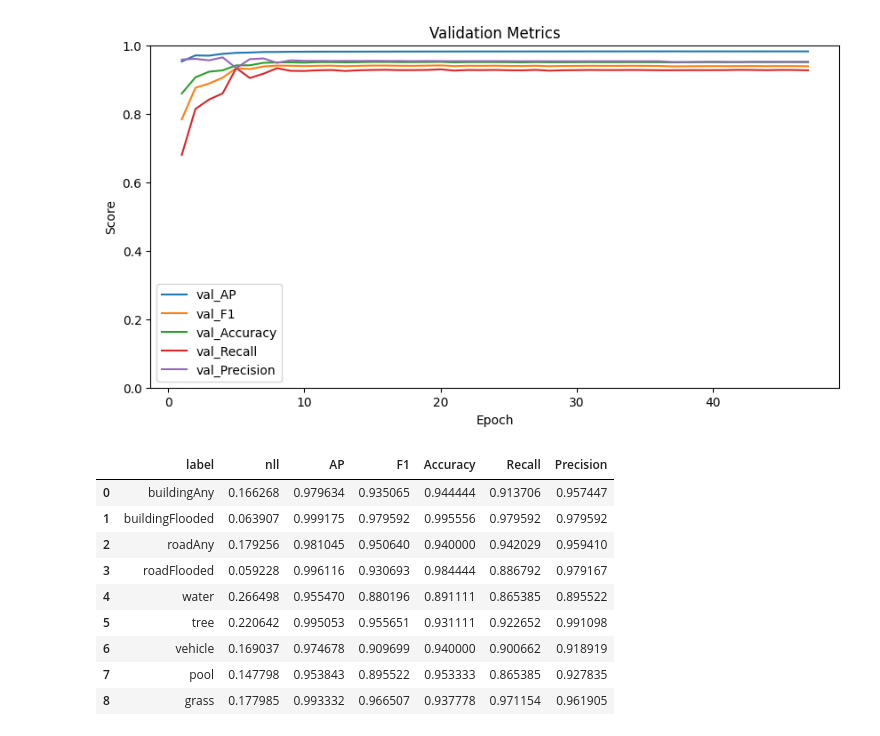
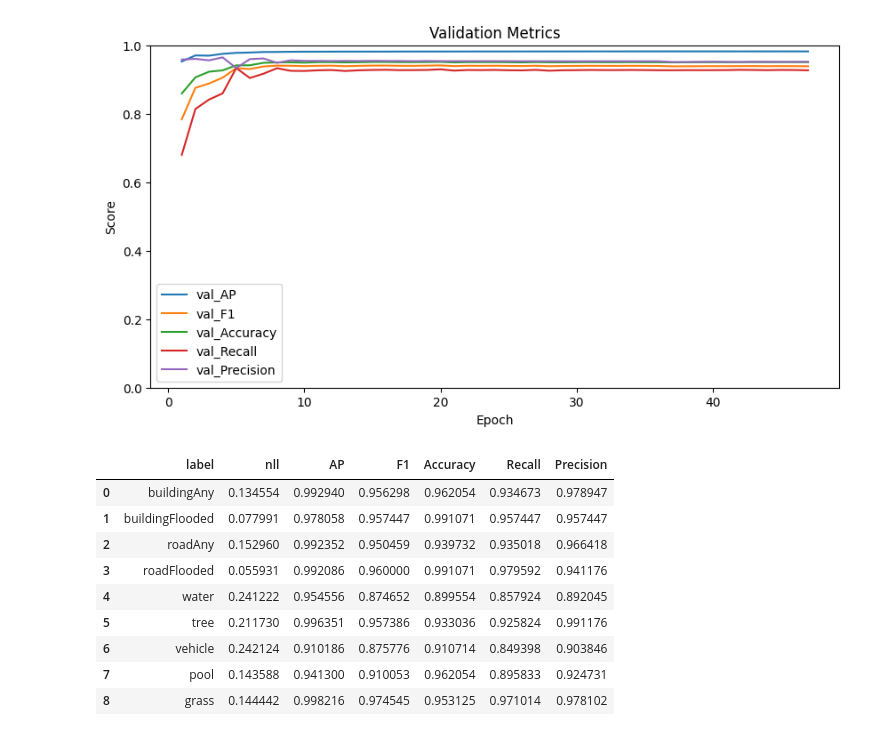
Before and after one commit to MahradHosseini/xAITermProject, a Jupyter notebook: Train.ipynb, the cells around one changed output. Saved outputs shown, nothing was run; the diff lists cells and outputs as text; code cells hidden in the pictures.

```diff
--- a/Train.ipynb
+++ b/Train.ipynb
@@ -505,25 +505,25 @@ plt.show()
 # %%
 # Let's load the best checkpoint and calculate the per label metrics
 def loadBestCheckpoint(
         modelName,
         checkpointPath="best_checkpoint.pt"
 ):
     model = loadModel(modelName, NUM_LABELS).to(DEVICE)
     checkpoint = torch.load(checkpointPath, map_location=DEVICE)
     model.load_state_dict(checkpoint["stateDict"])
     return model
 
 model = loadBestCheckpoint("ResNet-18", "Results/ResNet-18/best_checkpoint.pt")
-perLabelMetrics = evaluate(model, valLoader, threshold=0.5, method=None)
+perLabelMetrics = evaluate(model, testLoader, threshold=0.5, method=None)
 perLabelMetrics
 # %% [output]
 |  | label | nll | AP | F1 | Accuracy | Recall | Precision |
-| 0 | buildingAny | 0.166268 | 0.979634 | 0.935065 | 0.944444 | 0.913706 | 0.957447 |
-| 1 | buildingFlooded | 0.063907 | 0.999175 | 0.979592 | 0.995556 | 0.979592 | 0.979592 |
-| 2 | roadAny | 0.179256 | 0.981045 | 0.950640 | 0.940000 | 0.942029 | 0.959410 |
-| 3 | roadFlooded | 0.059228 | 0.996116 | 0.930693 | 0.984444 | 0.886792 | 0.979167 |
-| 4 | water | 0.266498 | 0.955470 | 0.880196 | 0.891111 | 0.865385 | 0.895522 |
-| 5 | tree | 0.220642 | 0.995053 | 0.955651 | 0.931111 | 0.922652 | 0.991098 |
-| 6 | vehicle | 0.169037 | 0.974678 | 0.909699 | 0.940000 | 0.900662 | 0.918919 |
-| 7 | pool | 0.147798 | 0.953843 | 0.895522 | 0.953333 | 0.865385 | 0.927835 |
-| 8 | grass | 0.177985 | 0.993332 | 0.966507 | 0.937778 | 0.971154 | 0.961905 |
+| 0 | buildingAny | 0.134554 | 0.992940 | 0.956298 | 0.962054 | 0.934673 | 0.978947 |
+| 1 | buildingFlooded | 0.077991 | 0.978058 | 0.957447 | 0.991071 | 0.957447 | 0.957447 |
+| 2 | roadAny | 0.152960 | 0.992352 | 0.950459 | 0.939732 | 0.935018 | 0.966418 |
+| 3 | roadFlooded | 0.055931 | 0.992086 | 0.960000 | 0.991071 | 0.979592 | 0.941176 |
+| 4 | water | 0.241222 | 0.954556 | 0.874652 | 0.899554 | 0.857924 | 0.892045 |
+| 5 | tree | 0.211730 | 0.996351 | 0.957386 | 0.933036 | 0.925824 | 0.991176 |
+| 6 | vehicle | 0.242124 | 0.910186 | 0.875776 | 0.910714 | 0.849398 | 0.903846 |
+| 7 | pool | 0.143588 | 0.941300 | 0.910053 | 0.962054 | 0.895833 | 0.924731 |
+| 8 | grass | 0.144442 | 0.998216 | 0.974545 | 0.953125 | 0.971014 | 0.978102 |
```
Also changed, not shown: 7 other files.
